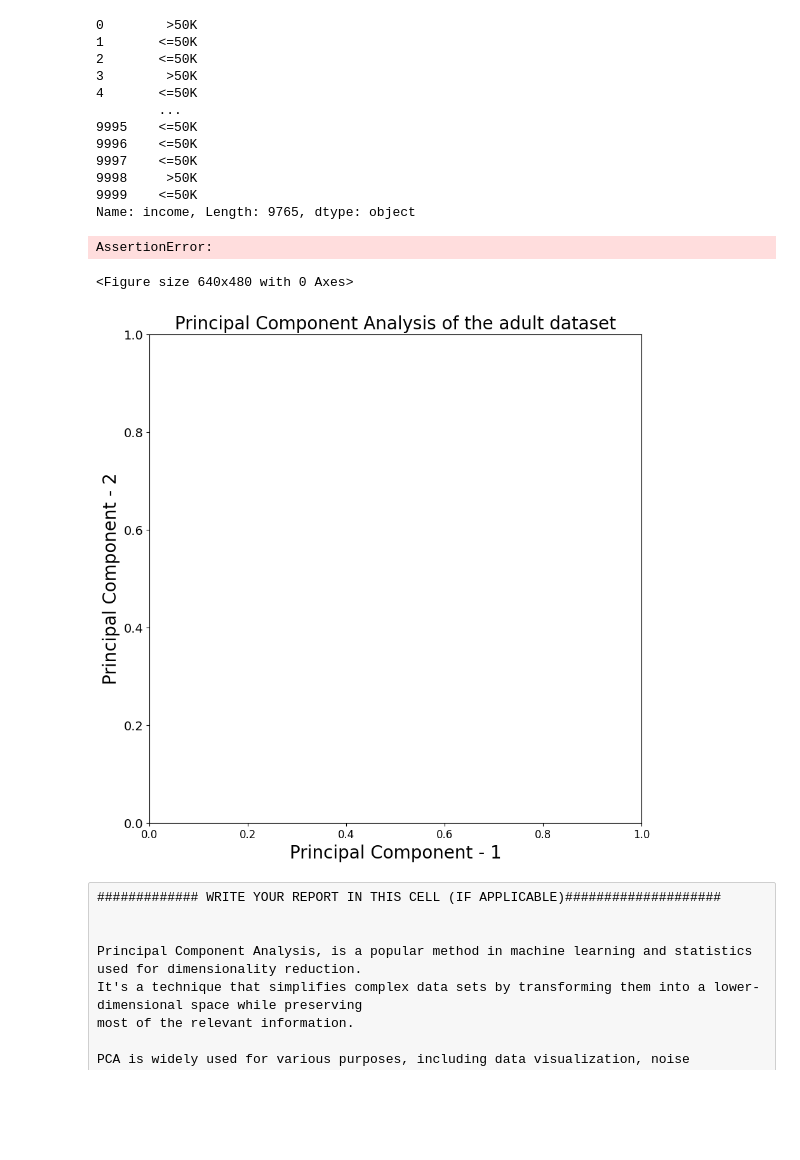
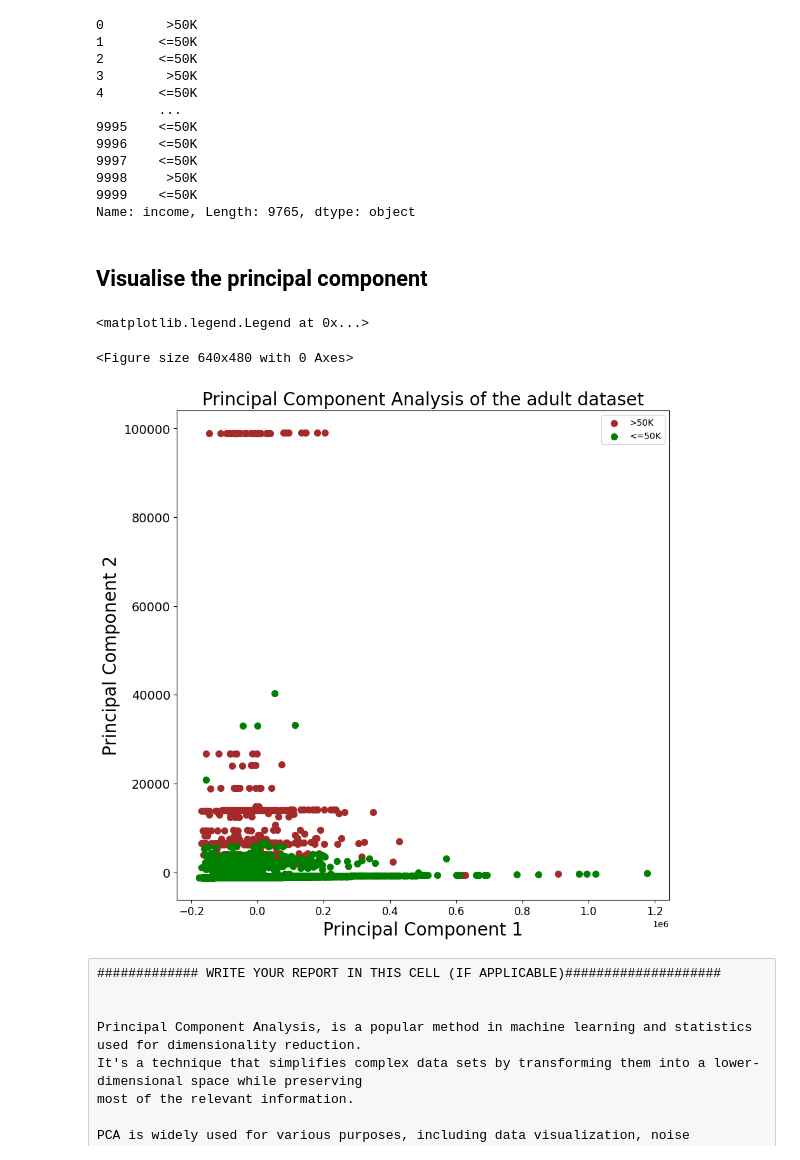
Before and after one commit to Uchebuzz/Machine-Learning-Models, a Jupyter notebook: Workshop #4.ipynb, the cells around one changed output. Cells and saved outputs as stored; diff of their text form; code cells hidden in the pictures; blank space fills up the shorter version.

```diff
--- a/Workshop #4.ipynb
+++ b/Workshop #4.ipynb
@@ -395,7 +404,7 @@ array([[-0.70692602,  0.04189944,  0.25508743, ..., -0.21931801,
 from sklearn.decomposition import PCA
 
 pca = PCA(n_components=2) # states that i want two compenents out of the full input set
-X_pca = pca.fit_transform(X_1)
+X_pca = pca.fit_transform(X)
 # %%
 X_pca
 # %% [output]
@@ -441,27 +450,43 @@ ad['income']
 9998     >50K
 9999    <=50K
 Name: income, Length: 9765, dtype: object
+# %% [markdown]
+## Visualise the principal component
 # %%
+
+# Reset the index of the target series
+#indices = indices.reset_index(drop=True)
+
+# Reset the index of the X_newdf dataframe
+#X_newdf = X_newdf.reset_index(drop=True)
+
+
+
 import matplotlib.pyplot as plt
 plt.figure()
-5plt.figure(figsize=(10,10))
+plt.figure(figsize=(10,10))
 plt.xticks(fontsize=12)
 plt.yticks(fontsize=14)
 plt.xlabel('Principal Component 1',fontsize=20)
 plt.ylabel('Principal Component 2',fontsize=20)
 plt.title("Principal Component Analysis of the adult dataset",fontsize=20)
 targets_income = ['>50K', '<=50K']
-colors = ['y', 'r']
+colors = ['brown', 'green']
 for target, color in zip(targets_income,colors):
     indices = ad['income'] == target
+    # Reset the index of the target series
+    indices = indices.reset_index(drop=True)
+
+    # Reset the index of the X_newdf dataframe
+    X_newdf = X_newdf.reset_index(drop=True)
     plt.scatter(X_newdf.loc[indices, 'principal component 1']
                 , X_newdf.loc[indices, 'principal component 2'], c = color, s = 50)
 
 plt.legend(targets_income,prop={'size': 10})
 # %% [output]
-AssertionError:
+<matplotlib.legend.Legend at 0x...>
 <Figure size 640x480 with 0 Axes>
-[figure, old version]
+[figure, new version]
 # %% [raw]
 ############# WRITE YOUR REPORT IN THIS CELL (IF APPLICABLE)####################
 
```
Also changed, not shown: parts of 22 cells of this notebook, 2 other files.
